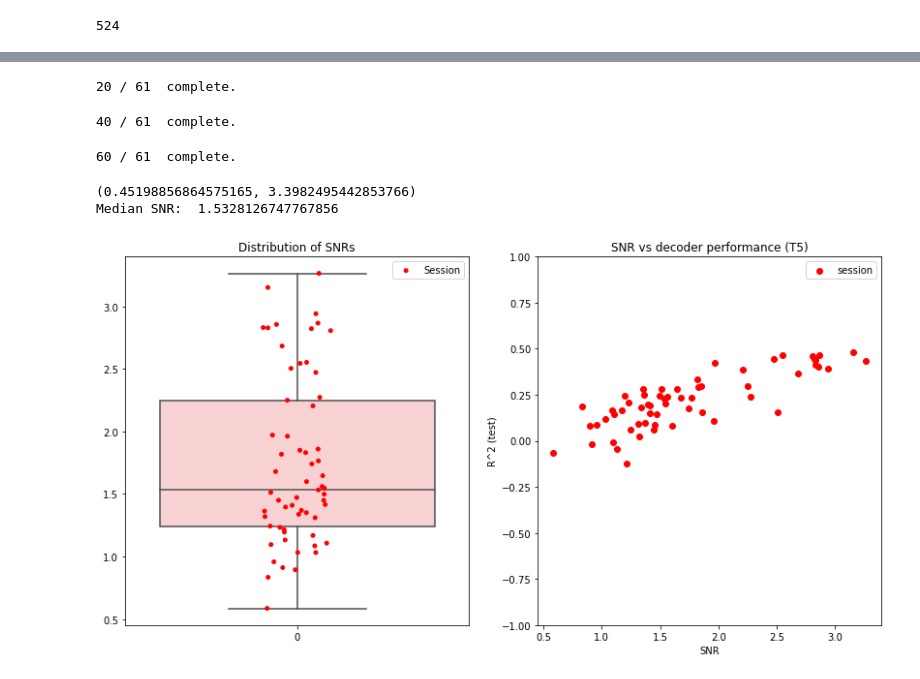
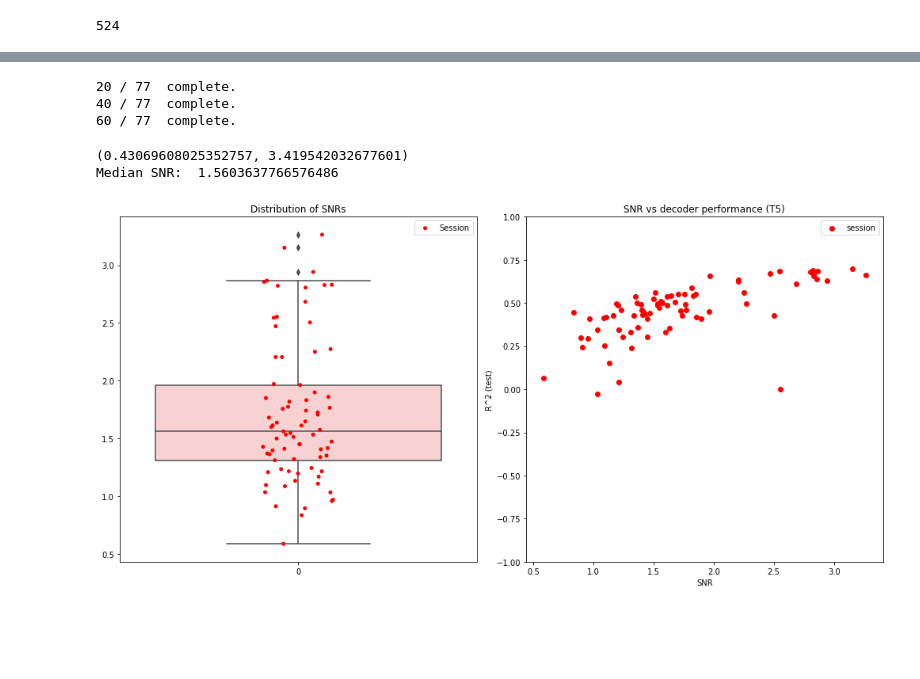
Before and after one commit to guyhwilson/nonstationarities, a Jupyter notebook: notebooks/SNR_T5.ipynb, the cells around one changed output, grey strips where cells are left out. Drawn from its saved outputs; the diff is of its cells as text; code cells hidden in the pictures; blank space fills up the shorter version.

```diff
--- a/notebooks/SNR_T5.ipynb
+++ b/notebooks/SNR_T5.ipynb
@@ -8,7 +8,7 @@ import matplotlib.pyplot as plt
 from copy import deepcopy
 import glob, sys
 
-[sys.path.append(f) for f in glob.glob('utils/*')]
+[sys.path.append(f) for f in glob.glob('../utils/*')]
 from preprocess import *
 from plotting_utils import *
 from lineplots import plotsd
@@ -22,9 +22,12 @@ from sklearn.preprocessing import StandardScaler
 from sklearn.model_selection import cross_val_score
 
 min_nblocks    = 3
+participant    = 'T5'
 
-fig_path       = 'C:/Users/ghwilson/Box/GuyWilson_Files/nonstationarities_project/paper_figures/figures/'
-filelist       = glob.glob('D:/T5_ClosedLoop/historical/*')
-sessions_check = np.load('misc_data/OldSessions_check.npy', allow_pickle = True).item()
-files          = get_Sessions(filelist, min_nblocks,  manually_remove = sessions_check['bad_days'])
-n_files        = len(files)
+FILE_DIR       = '/oak/stanford/groups/shenoy/gwilson/nonstationarities/' + participant + '/'
+fig_path       = '/home/users/ghwilson/projects/nonstationarities/figures/'
+filelist       = glob.glob(FILE_DIR + 'historical/*')
+filelist.extend(glob.glob(FILE_DIR + 'new/*'))
+
+sessions_check = np.load('../utils/misc_data/OldSessions_check.npy', allow_pickle = True).item()
+files          = get_Sessions(filelist, min_nblocks,  manually_remove = None)
@@ -181,7 +177,9 @@ for i, session in enumerate(files):
 
     SNR, usedIdx = estimateSNR(train_x, train_cursor, train_target, train_starts, minDist = thresh, cutStart = cutStart)
     lm           = LinearRegression().fit(train_x, train_y)
-    scores.append( lm.score(test_x, test_y) )
+    #scores.append( lm.score(test_x, test_y) )
+    scores.append(np.corrcoef(lm.predict(test_x).flatten(), test_y.flatten())[0, 1])
+
     SNRs.append(SNR)
 
 
@@ -190,35 +188,38 @@ for i, session in enumerate(files):
 
 SNRs = np.asarray(SNRs)
 # %% [output]
-20 / 61  complete.
+20 / 77  complete.
+40 / 77  complete.
+60 / 77  complete.
-40 / 61  complete.
-60 / 61  complete.
 # %%
 import seaborn as sns
 figSize(7, 14)
 
 
 plt.subplot(1, 2, 1)
 plt.title('Distribution of SNRs')
 sns.boxplot(data = SNRs, orient = 'v', color = 'r')
 ax = plt.gca()
 modifyBoxPlotAlpha(ax, 0.2)
 sns.stripplot(data = SNRs, orient = 'v', color = 'r', label = 'Session', jitter = 0.1)
 plt.legend()
 print(plt.ylim())
 #plt.violinplot(SNRs)
 
 plt.subplot(1,2,2)
 plt.scatter(SNRs, scores, label = 'session', color = 'r')
 plt.ylim(-1, 1)
 plt.legend()
 plt.xlabel('SNR')
 plt.ylabel('R^2 (test)')
 plt.title('SNR vs decoder performance (T5)')
 print('Median SNR: ', np.median(SNRs))
 
+plt.tight_layout()
+plt.show()
+
 plt.savefig(fig_path + 'SNR/T5_SNR', format = 'pdf')
 # %% [output]
-(0.45198856864575165, 3.3982495442853766)
-Median SNR:  1.5328126747767856
+(0.43069608025352757, 3.419542032677601)
+Median SNR:  1.5603637766576486
-[figure, old version]
+[figure, new version]
```
Also changed, not shown: parts of 3 cells of this notebook, 18 other files.
